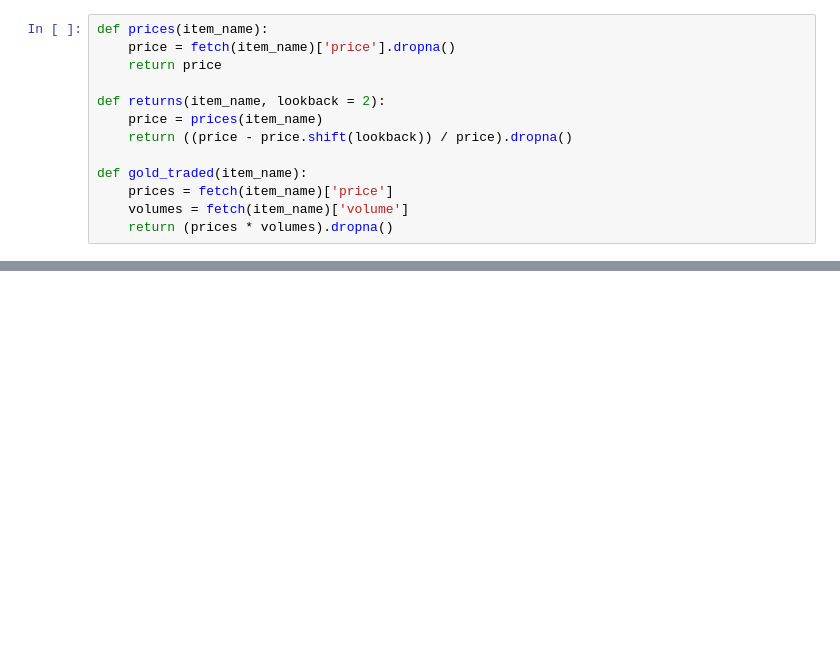
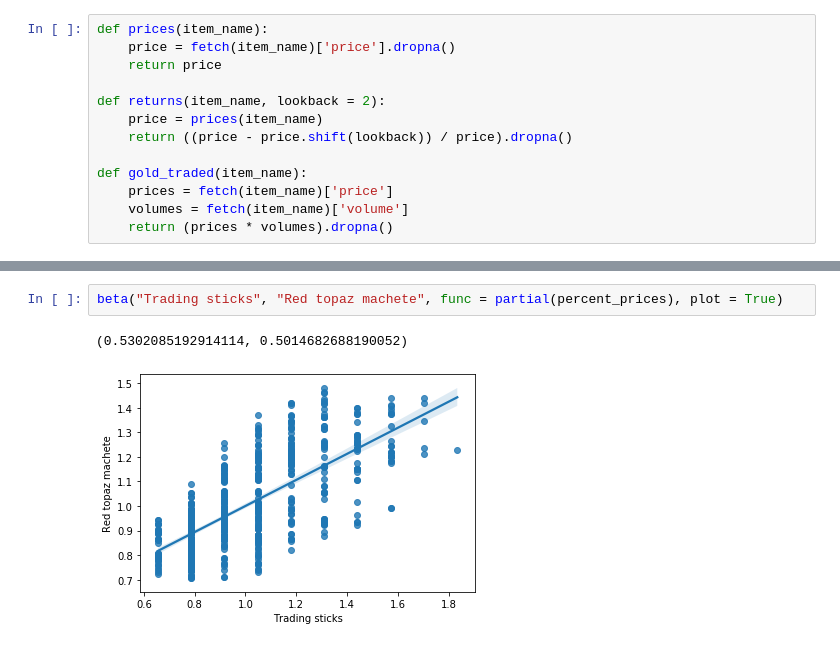
Before and after one commit to durumu/osrs-prediction, a Jupyter notebook: osrs.ipynb, the cells around one changed output, grey strips where cells are left out. Cells and saved outputs as stored; diff of their text form; blank space fills up the shorter version.

```diff
--- a/osrs.ipynb
+++ b/osrs.ipynb
@@ -248,0 +413,5 @@ svm_dataset("Ranarr weed", "Prayer potion(4)")
+# %%
+beta("Trading sticks", "Red topaz machete", func = partial(percent_prices), plot = True)
+# %% [output]
+(0.5302085192914114, 0.5014682688190052)
+[figure, added]
```
Also changed, not shown: parts of 15 cells of this notebook.
